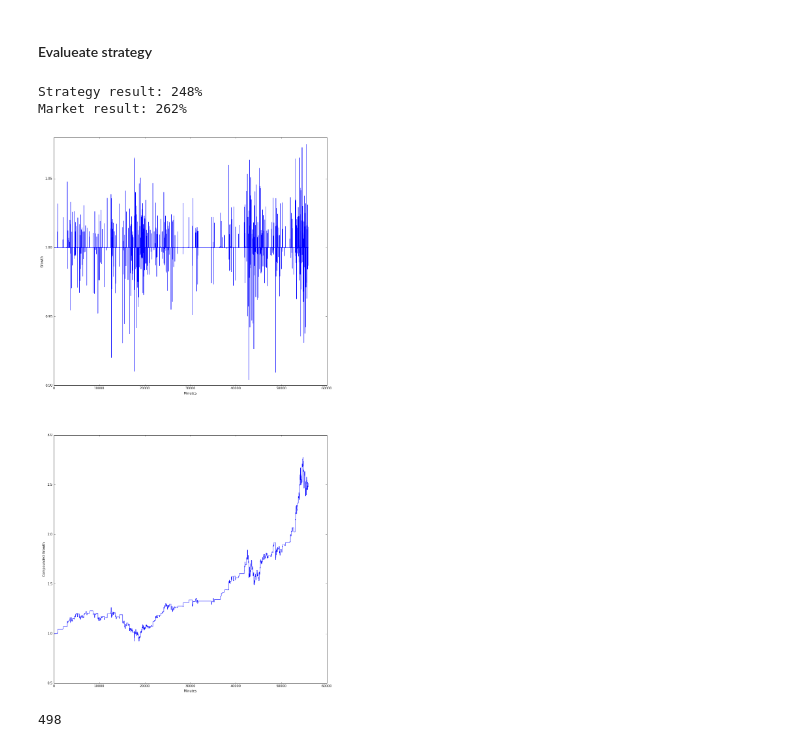
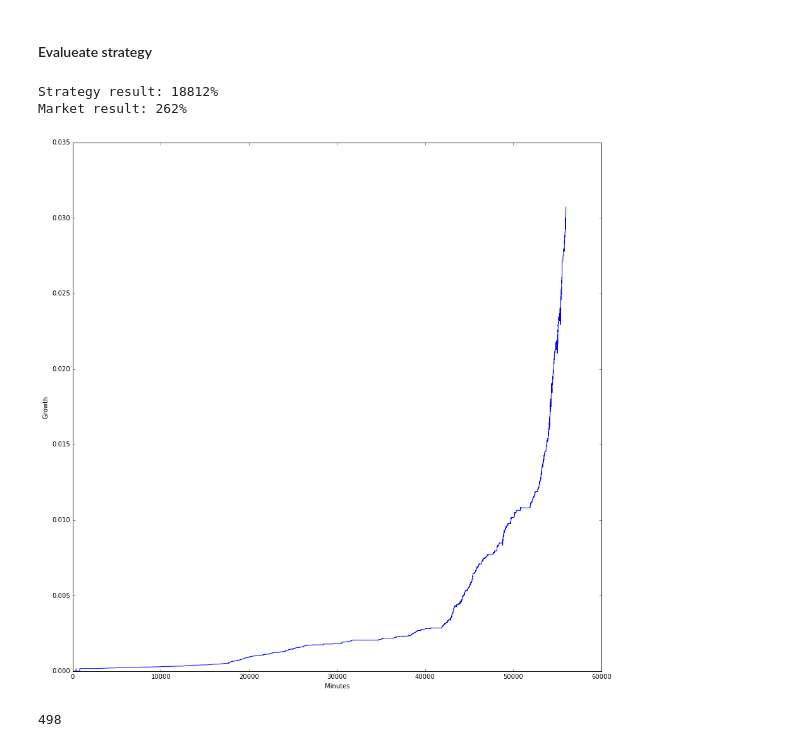
Before and after one commit to boazra/proj, a Jupyter notebook: BTC.ipynb, the cells around one changed output. Saved outputs shown, nothing was run; the diff lists cells and outputs as text; code cells hidden in the pictures.

```diff
--- a/BTC.ipynb
+++ b/BTC.ipynb
@@ -76,7 +95,7 @@ peak_width = 5
 # Minimum number of falling minutes to leave
 valley_width = 0
 # Price per action
-action_price = 0
+action_price = 1
 
 # moving ratio
 dx = moving_ratio(data.price, dt)[start:end]
@@ -135,21 +154,16 @@ pass
 #### Evalueate strategy
 # %%
 result = evaluate_strategy(data.price.values[start:end], actions, action_price)
-plt.figure(1, figsize=(15,30))
-plt.subplot(2,1,1)
-plt.plot(result)
+plt.figure(1, figsize=(15,15))
+plt.plot(result/data.price.values[start])
 plt.xlabel("Minutes")
 plt.ylabel("Growth")
-plt.subplot(2,1,2)
-plt.plot(np.cumprod(result))
-plt.xlabel("Minutes")
-plt.ylabel("Compounded Growth")
-print("Strategy result: %.0f%%\nMarket result: %.0f%%" % (np.prod(result)*100,
-                                                 data.price.values[end]/data.price.values[start]*100))
+print("Strategy result: %.0f%%\nMarket result: %.0f%%" % (result[-1]*100,
+                                                          data.price.values[end]/data.price.values[start]*100))
 # %% [output]
-Strategy result: 248%
+Strategy result: 18812%
 Market result: 262%
-[figure, old version]
+[figure, new version]
 # %%
 # Number of actions
 print(sum(actions != 0))
```
Also changed, not shown: parts of 1 cell of this notebook.
